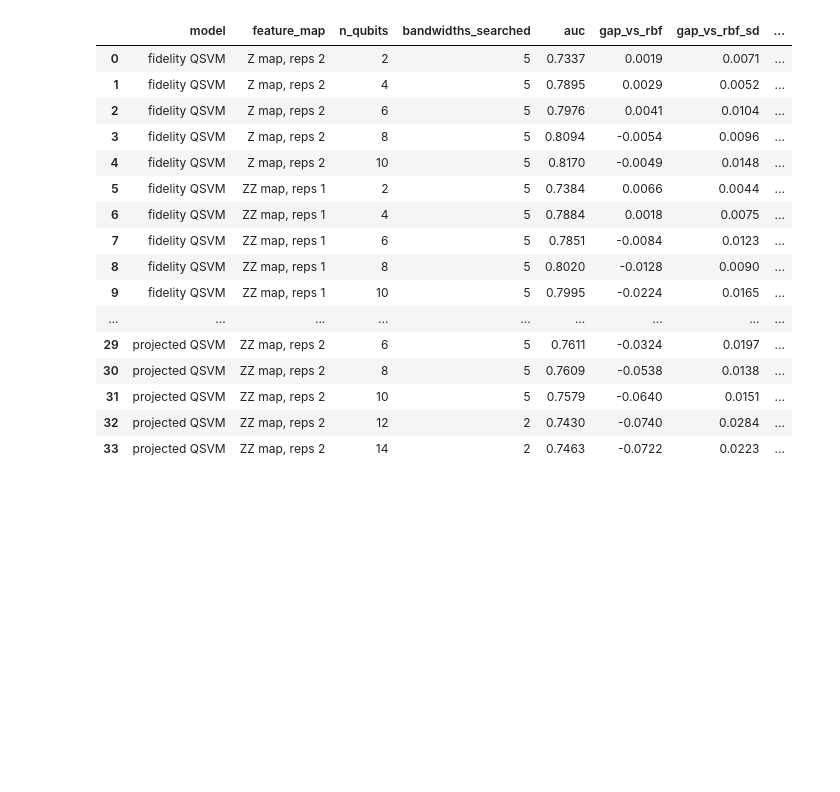
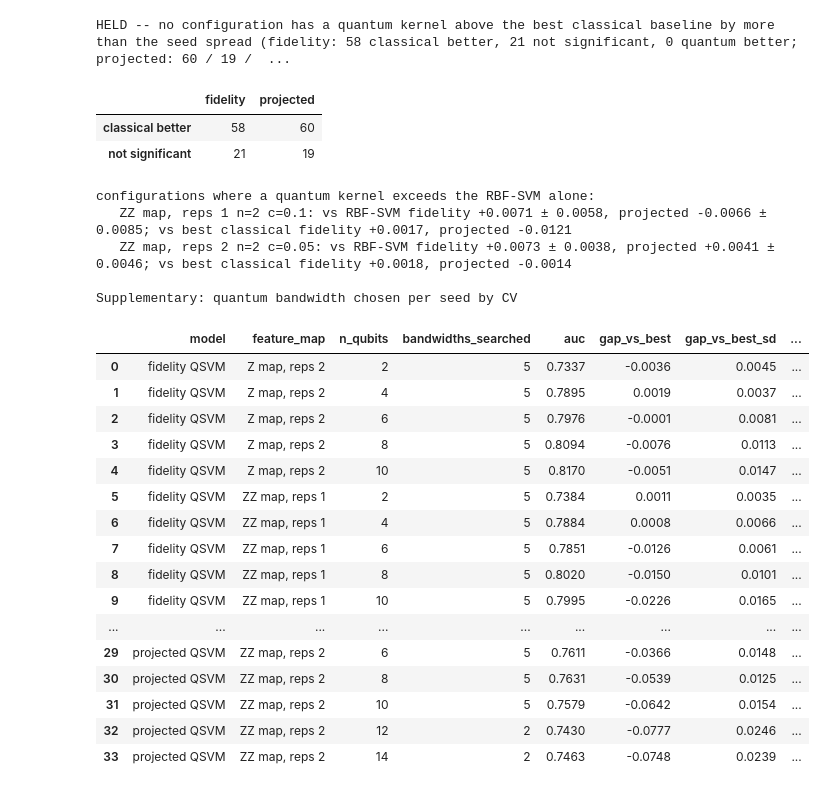
Before and after one commit to Devkeerthi-code/qkernel-hep, a Jupyter notebook: notebooks/02_analysis.ipynb, the cells around one changed output. Cells and saved outputs as stored; diff of their text form; code cells hidden in the pictures; blank space fills up the shorter version.

```diff
--- a/notebooks/02_analysis.ipynb
+++ b/notebooks/02_analysis.ipynb
@@ -49,26 +60,41 @@ caveat: hypotheses phrased after the grid was run: exploratory, not pre-register
 
 ![Fig. 1](../results/figures/fig1_auc_vs_qubits.png)
-# %%
-h1 = pd.DataFrame(report['H1'])
-cols = ['model', 'feature_map', 'n_qubits', 'bandwidths_searched', 'auc', 'gap_vs_rbf', 'gap_vs_rbf_sd',
-        'gap_vs_rbf_label', 'gap_vs_best', 'gap_vs_best_label']
-h1[cols].round(4)
-# %% [output]
-|  | model | feature_map | n_qubits | bandwidths_searched | auc | gap_vs_rbf | gap_vs_rbf_sd | ... |
-| 0 | fidelity QSVM | Z map, reps 2 | 2 | 5 | 0.7337 | 0.0019 | 0.0071 | ... |
-| 1 | fidelity QSVM | Z map, reps 2 | 4 | 5 | 0.7895 | 0.0029 | 0.0052 | ... |
-| 2 | fidelity QSVM | Z map, reps 2 | 6 | 5 | 0.7976 | 0.0041 | 0.0104 | ... |
-| 3 | fidelity QSVM | Z map, reps 2 | 8 | 5 | 0.8094 | -0.0054 | 0.0096 | ... |
-| 4 | fidelity QSVM | Z map, reps 2 | 10 | 5 | 0.8170 | -0.0049 | 0.0148 | ... |
-| 5 | fidelity QSVM | ZZ map, reps 1 | 2 | 5 | 0.7384 | 0.0066 | 0.0044 | ... |
-| 6 | fidelity QSVM | ZZ map, reps 1 | 4 | 5 | 0.7884 | 0.0018 | 0.0075 | ... |
-| 7 | fidelity QSVM | ZZ map, reps 1 | 6 | 5 | 0.7851 | -0.0084 | 0.0123 | ... |
-| 8 | fidelity QSVM | ZZ map, reps 1 | 8 | 5 | 0.8020 | -0.0128 | 0.0090 | ... |
-| 9 | fidelity QSVM | ZZ map, reps 1 | 10 | 5 | 0.7995 | -0.0224 | 0.0165 | ... |
-| ... | ... | ... | ... | ... | ... | ... | ... | ... |
-| 29 | projected QSVM | ZZ map, reps 2 | 6 | 5 | 0.7611 | -0.0324 | 0.0197 | ... |
-| 30 | projected QSVM | ZZ map, reps 2 | 8 | 5 | 0.7609 | -0.0538 | 0.0138 | ... |
-| 31 | projected QSVM | ZZ map, reps 2 | 10 | 5 | 0.7579 | -0.0640 | 0.0151 | ... |
-| 32 | projected QSVM | ZZ map, reps 2 | 12 | 2 | 0.7430 | -0.0740 | 0.0284 | ... |
-| 33 | projected QSVM | ZZ map, reps 2 | 14 | 2 | 0.7463 | -0.0722 | 0.0223 | ... |
+# %%
+h1 = report['H1']
+print(h1['verdict']['held'], '--', h1['verdict']['detail'])
+display(pd.DataFrame({k: h1[k]['vs_best_classical'] for k in ('fidelity', 'projected')}).fillna(0).astype(int))
+print('configurations where a quantum kernel exceeds the RBF-SVM alone:')
+for c in h1['configs_where_a_quantum_kernel_beats_the_rbf_svm']:
+    print('  ', c)
+print()
+print('Supplementary: quantum bandwidth chosen per seed by CV')
+cols = ['model', 'feature_map', 'n_qubits', 'bandwidths_searched', 'auc', 'gap_vs_best', 'gap_vs_best_sd', 'gap_vs_best_label']
+pd.DataFrame(h1['cv_selected_bandwidth'])[cols].round(4)
+# %% [output]
+HELD -- no configuration has a quantum kernel above the best classical baseline by more than the seed spread (fidelity: 58 classical better, 21 not significant, 0 quantum better; projected: 60 / 19 /  ...
+|  | fidelity | projected |
+| classical better | 58 | 60 |
+| not significant | 21 | 19 |
+configurations where a quantum kernel exceeds the RBF-SVM alone:
+   ZZ map, reps 1 n=2 c=0.1: vs RBF-SVM fidelity +0.0071 ± 0.0058, projected -0.0066 ± 0.0085; vs best classical fidelity +0.0017, projected -0.0121
+   ZZ map, reps 2 n=2 c=0.05: vs RBF-SVM fidelity +0.0073 ± 0.0038, projected +0.0041 ± 0.0046; vs best classical fidelity +0.0018, projected -0.0014
+
+Supplementary: quantum bandwidth chosen per seed by CV
+|  | model | feature_map | n_qubits | bandwidths_searched | auc | gap_vs_best | gap_vs_best_sd | ... |
+| 0 | fidelity QSVM | Z map, reps 2 | 2 | 5 | 0.7337 | -0.0036 | 0.0045 | ... |
+| 1 | fidelity QSVM | Z map, reps 2 | 4 | 5 | 0.7895 | 0.0019 | 0.0037 | ... |
+| 2 | fidelity QSVM | Z map, reps 2 | 6 | 5 | 0.7976 | -0.0001 | 0.0081 | ... |
+| 3 | fidelity QSVM | Z map, reps 2 | 8 | 5 | 0.8094 | -0.0076 | 0.0113 | ... |
+| 4 | fidelity QSVM | Z map, reps 2 | 10 | 5 | 0.8170 | -0.0051 | 0.0147 | ... |
+| 5 | fidelity QSVM | ZZ map, reps 1 | 2 | 5 | 0.7384 | 0.0011 | 0.0035 | ... |
+| 6 | fidelity QSVM | ZZ map, reps 1 | 4 | 5 | 0.7884 | 0.0008 | 0.0066 | ... |
+| 7 | fidelity QSVM | ZZ map, reps 1 | 6 | 5 | 0.7851 | -0.0126 | 0.0061 | ... |
+| 8 | fidelity QSVM | ZZ map, reps 1 | 8 | 5 | 0.8020 | -0.0150 | 0.0101 | ... |
+| 9 | fidelity QSVM | ZZ map, reps 1 | 10 | 5 | 0.7995 | -0.0226 | 0.0165 | ... |
+| ... | ... | ... | ... | ... | ... | ... | ... | ... |
+| 29 | projected QSVM | ZZ map, reps 2 | 6 | 5 | 0.7611 | -0.0366 | 0.0148 | ... |
+| 30 | projected QSVM | ZZ map, reps 2 | 8 | 5 | 0.7631 | -0.0539 | 0.0125 | ... |
+| 31 | projected QSVM | ZZ map, reps 2 | 10 | 5 | 0.7579 | -0.0642 | 0.0154 | ... |
+| 32 | projected QSVM | ZZ map, reps 2 | 12 | 2 | 0.7430 | -0.0777 | 0.0246 | ... |
+| 33 | projected QSVM | ZZ map, reps 2 | 14 | 2 | 0.7463 | -0.0748 | 0.0239 | ... |
 # %% [markdown]
```
Also changed, not shown: parts of 17 cells of this notebook, 19 other files.
